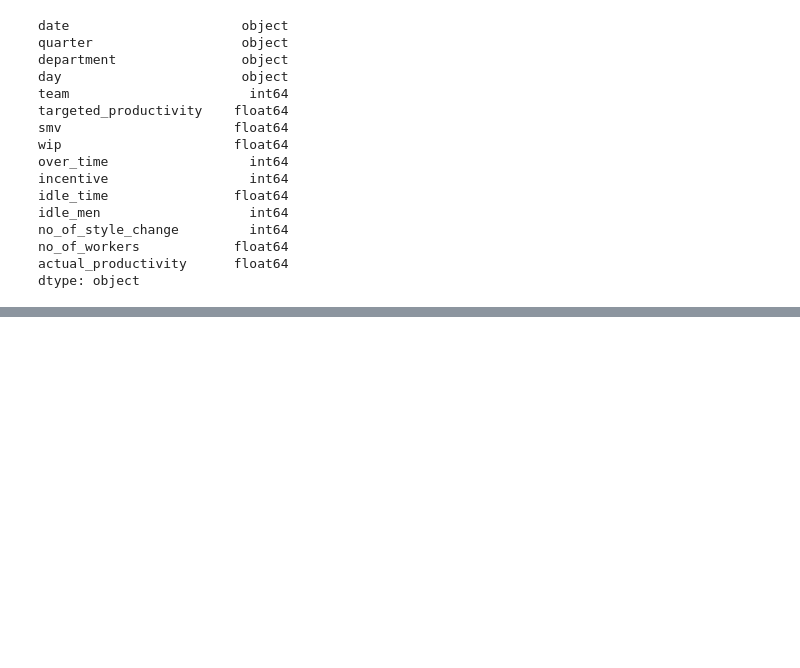
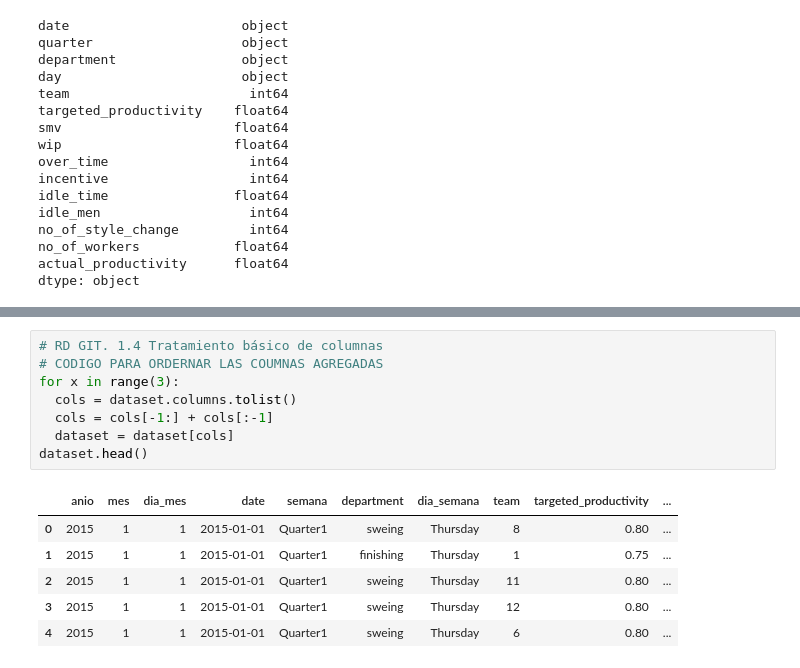
Before and after one commit to darwinpadilla/Grupo_Productivity_Prediction, a Jupyter notebook: Grupo_Productivity_Prediction.ipynb, the cells around one changed output, grey strips where cells are left out. Cells and saved outputs as stored; diff of their text form; blank space fills up the shorter version.

```diff
--- a/Grupo_Productivity_Prediction.ipynb
+++ b/Grupo_Productivity_Prediction.ipynb
@@ -1323,0 +1399,15 @@ dtype: object
+# %%
+# RD GIT. 1.4 Tratamiento básico de columnas
+# CODIGO PARA ORDERNAR LAS COUMNAS AGREGADAS
+for x in range(3):
+  cols = dataset.columns.tolist()
+  cols = cols[-1:] + cols[:-1]
+  dataset = dataset[cols]
+dataset.head()
+# %% [output]
+|  | anio | mes | dia_mes | date | semana | department | dia_semana | team | targeted_productivity | ... |
+| 0 | 2015 | 1 | 1 | 2015-01-01 | Quarter1 | sweing | Thursday | 8 | 0.80 | ... |
+| 1 | 2015 | 1 | 1 | 2015-01-01 | Quarter1 | finishing | Thursday | 1 | 0.75 | ... |
+| 2 | 2015 | 1 | 1 | 2015-01-01 | Quarter1 | sweing | Thursday | 11 | 0.80 | ... |
+| 3 | 2015 | 1 | 1 | 2015-01-01 | Quarter1 | sweing | Thursday | 12 | 0.80 | ... |
+| 4 | 2015 | 1 | 1 | 2015-01-01 | Quarter1 | sweing | Thursday | 6 | 0.80 | ... |
```
Also changed, not shown: parts of 8 cells of this notebook.
